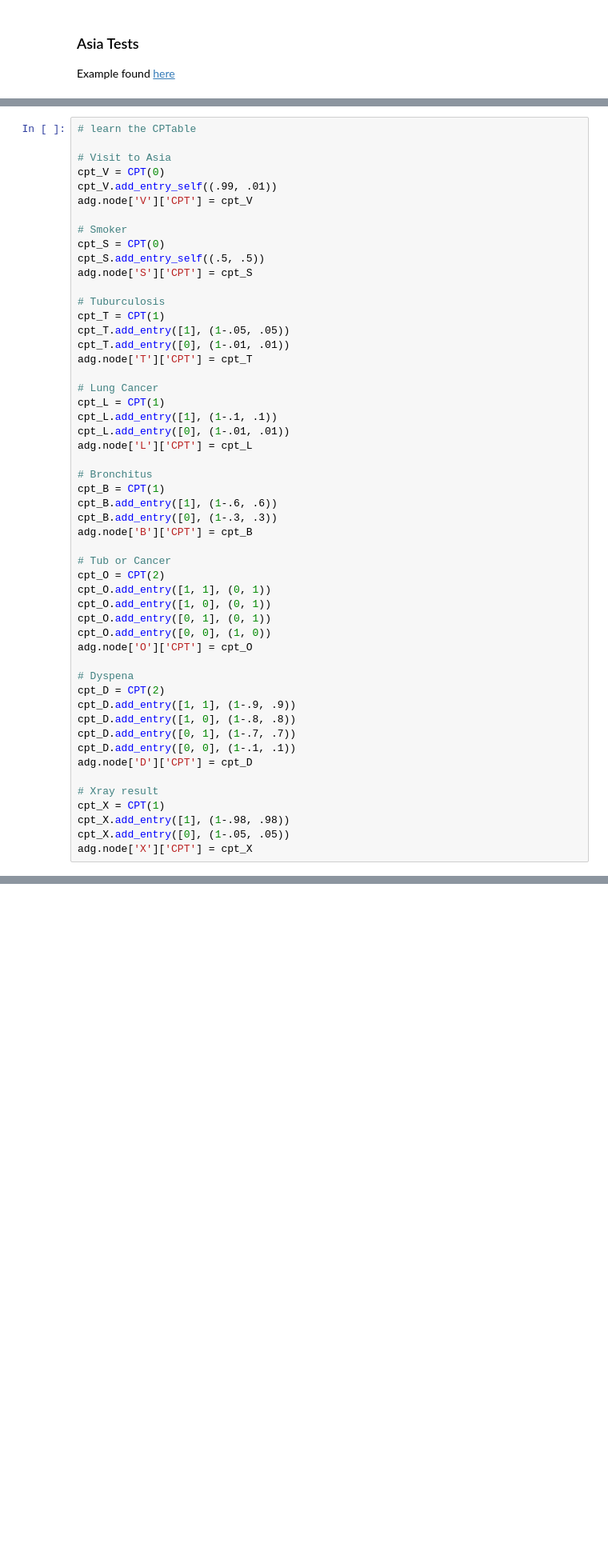
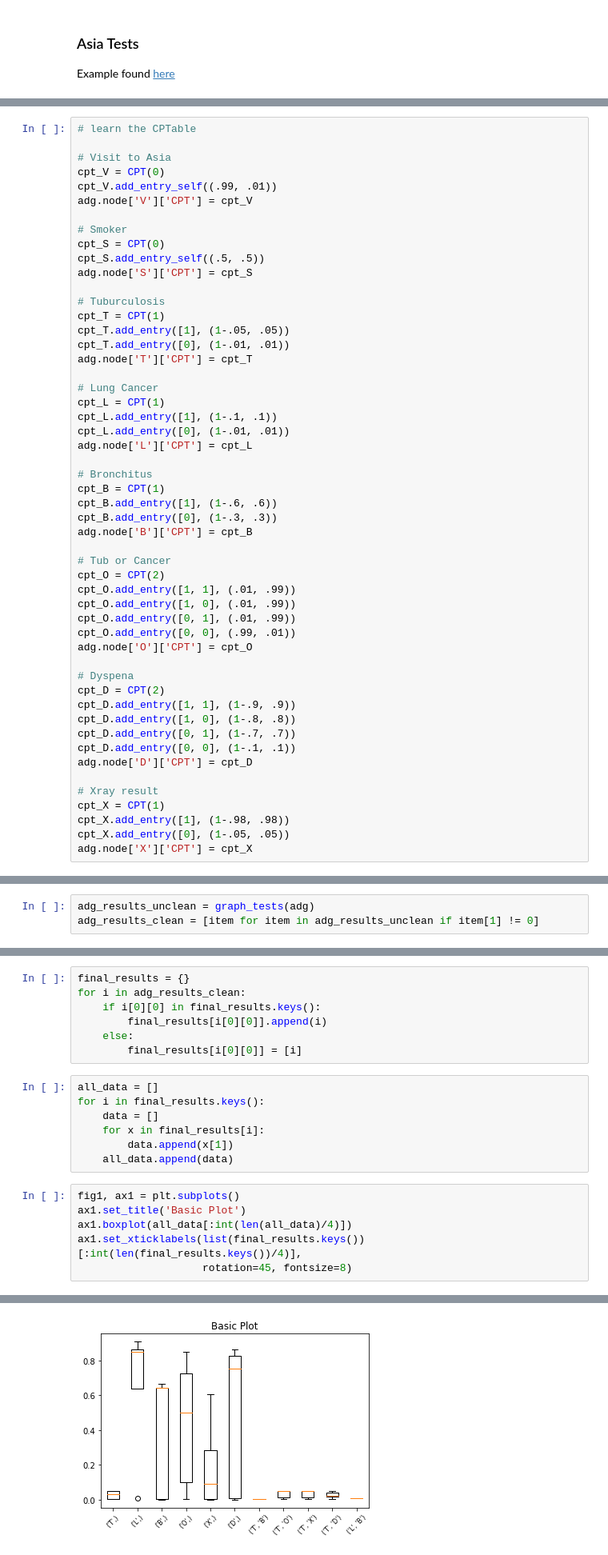
Before and after one commit to nico-espinosadice/abductive-theory, a Jupyter notebook: hyp-functionality.ipynb, the cells around one changed output, grey strips where cells are left out. Shown at 80% size. Saved outputs shown, nothing was run; the diff lists cells and outputs as text; blank space fills up the shorter version.

Commit message:
finished graphs for asia and data table for asia

```diff
--- a/hyp-functionality.ipynb
+++ b/hyp-functionality.ipynb
@@ -375,10 +447,10 @@ adg.node['B']['CPT'] = cpt_B
 
 # Tub or Cancer
 cpt_O = CPT(2)
-cpt_O.add_entry([1, 1], (0, 1))
-cpt_O.add_entry([1, 0], (0, 1))
-cpt_O.add_entry([0, 1], (0, 1))
-cpt_O.add_entry([0, 0], (1, 0))
+cpt_O.add_entry([1, 1], (.01, .99))
+cpt_O.add_entry([1, 0], (.01, .99))
+cpt_O.add_entry([0, 1], (.01, .99))
+cpt_O.add_entry([0, 0], (.99, .01))
 adg.node['O']['CPT'] = cpt_O
 
 # Dyspena
@@ -448,0 +472,3 @@ potential hypothesis h|o {('V', 'O'): 0.008466027288745685, ('V', 'T', 'L'): 7.1
+# %%
+adg_results_unclean = graph_tests(adg)
+adg_results_clean = [item for item in adg_results_unclean if item[1] != 0]
@@ -448,0 +495,21 @@ potential hypothesis h|o {('V', 'O'): 0.008466027288745685, ('V', 'T', 'L'): 7.1
+# %%
+final_results = {}
+for i in adg_results_clean:
+    if i[0][0] in final_results.keys():
+        final_results[i[0][0]].append(i)
+    else:
+        final_results[i[0][0]] = [i]
+# %%
+all_data = []
+for i in final_results.keys():
+    data = []
+    for x in final_results[i]:
+        data.append(x[1])
+    all_data.append(data)
+# %%
+fig1, ax1 = plt.subplots()
+ax1.set_title('Basic Plot')
+ax1.boxplot(all_data[:int(len(all_data)/4)])
+ax1.set_xticklabels(list(final_results.keys())[:int(len(final_results.keys())/4)],
+                    rotation=45, fontsize=8)
+# %% [output]
@@ -448,0 +527 @@ potential hypothesis h|o {('V', 'O'): 0.008466027288745685, ('V', 'T', 'L'): 7.1
+[figure, added]
```
Also changed, not shown: parts of 40 cells of this notebook, 1 other file.
